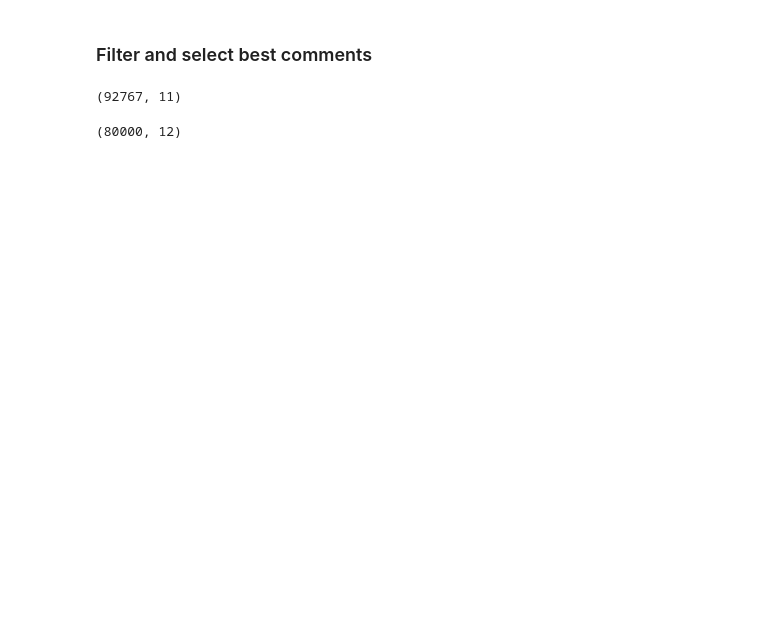
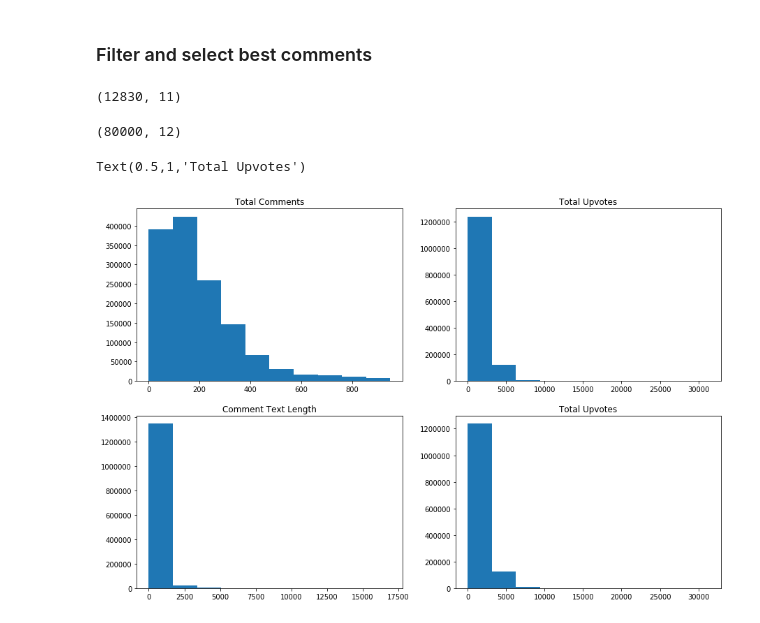
Before and after one commit to Chaoste/guardian-ranking, a Jupyter notebook: analysis/Week 7 - Normalization.ipynb, the cells around one changed output. Drawn from its saved outputs; the diff is of its cells as text; code cells hidden in the pictures; blank space fills up the shorter version.

```diff
--- a/analysis/Week 7 - Normalization.ipynb
+++ b/analysis/Week 7 - Normalization.ipynb
@@ -51,12 +112,12 @@ Apply normalization
 # %%
 filtered = co[co['rank'] <= 10]  # select only first 10 comments
 filtered = filtered[filtered['total_upvotes'] > 10] # do not consider articles with under 10 upvotes
-filtered = filtered[filtered['total_comments'] >= 10] # remove articles with less than 10 comments.
-filtered = filtered[filtered['total_comments'] < 200] # remove articles with over 200 comments.
+filtered = filtered[filtered['total_comments'] >= 200] # remove articles with less than 10 comments.
+# filtered = filtered[filtered['total_comments'] < 2000] # remove articles with over 200 comments.
 filtered = filtered[filtered['comment_text'].str.len() > 50]
 print(filtered.shape)  # 76025 rows × 11 columns
 # %% [output]
-(92767, 11)
+(12830, 11)
 # %%
 # We have at least 8k samples per rank -> 4k top, 4k bottom
 
@@ -72,3 +133,19 @@ print(res.shape)
 res.to_csv(SRC_ENHANCED_COMMENTS)  # 10k per rank -> 100000 rows x 12 columns
 # %% [output]
 (80000, 12)
+# %%
+fig, axes = plt.subplots(2, 2, figsize=(15, 10))
+axes[0, 0].hist(co['total_comments'])
+axes[0, 0].set_title('Total Comments')
+
+axes[0, 1].hist(co['total_upvotes'])
+axes[0, 1].set_title('Total Upvotes')
+
+axes[1, 0].hist(co['comment_text'].str.len())
+axes[1, 0].set_title('Comment Text Length')
+
+axes[1, 1].hist(co['total_upvotes'])
+axes[1, 1].set_title('Total Upvotes')
+# %% [output]
+Text(0.5,1,'Total Upvotes')
+[figure, added]
```
Also changed, not shown: parts of 8 cells of this notebook, 3 other files.
